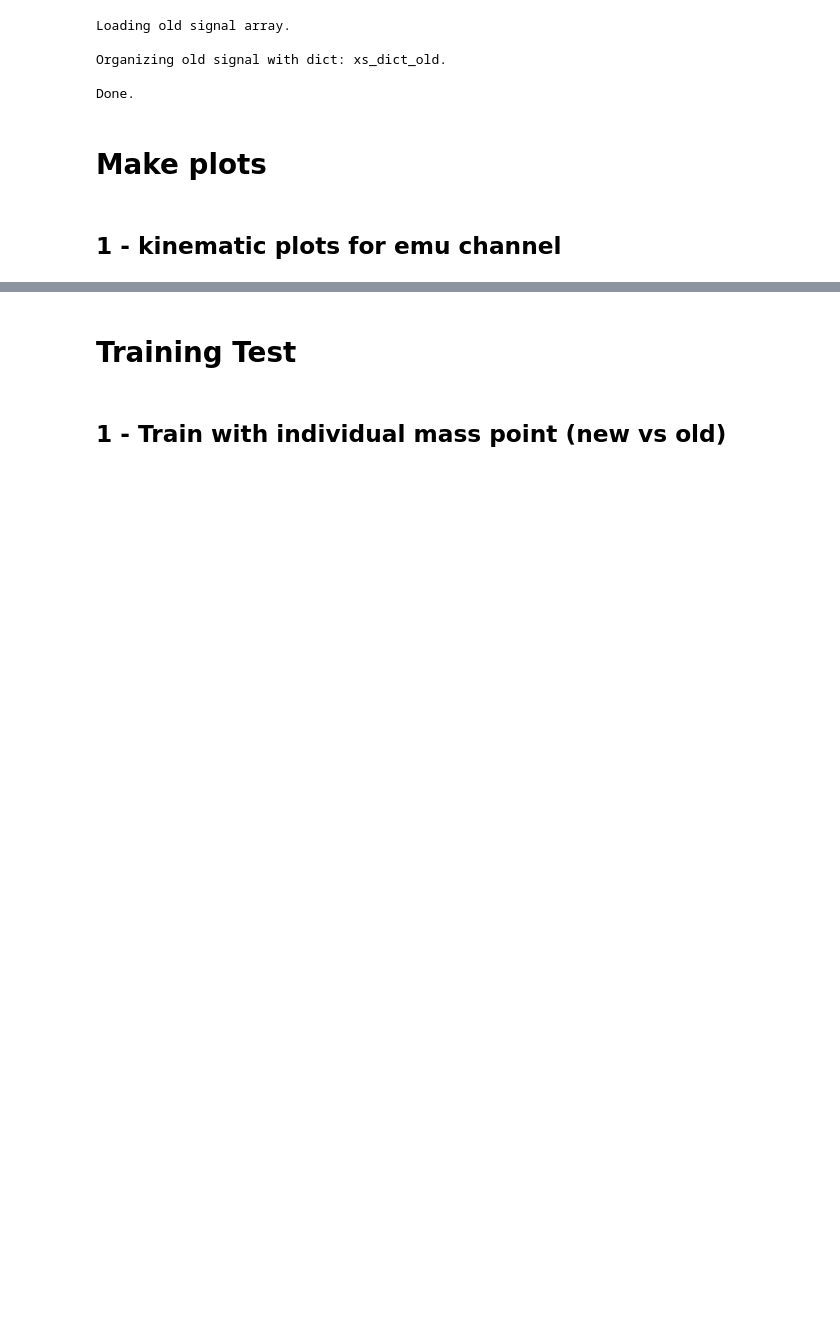
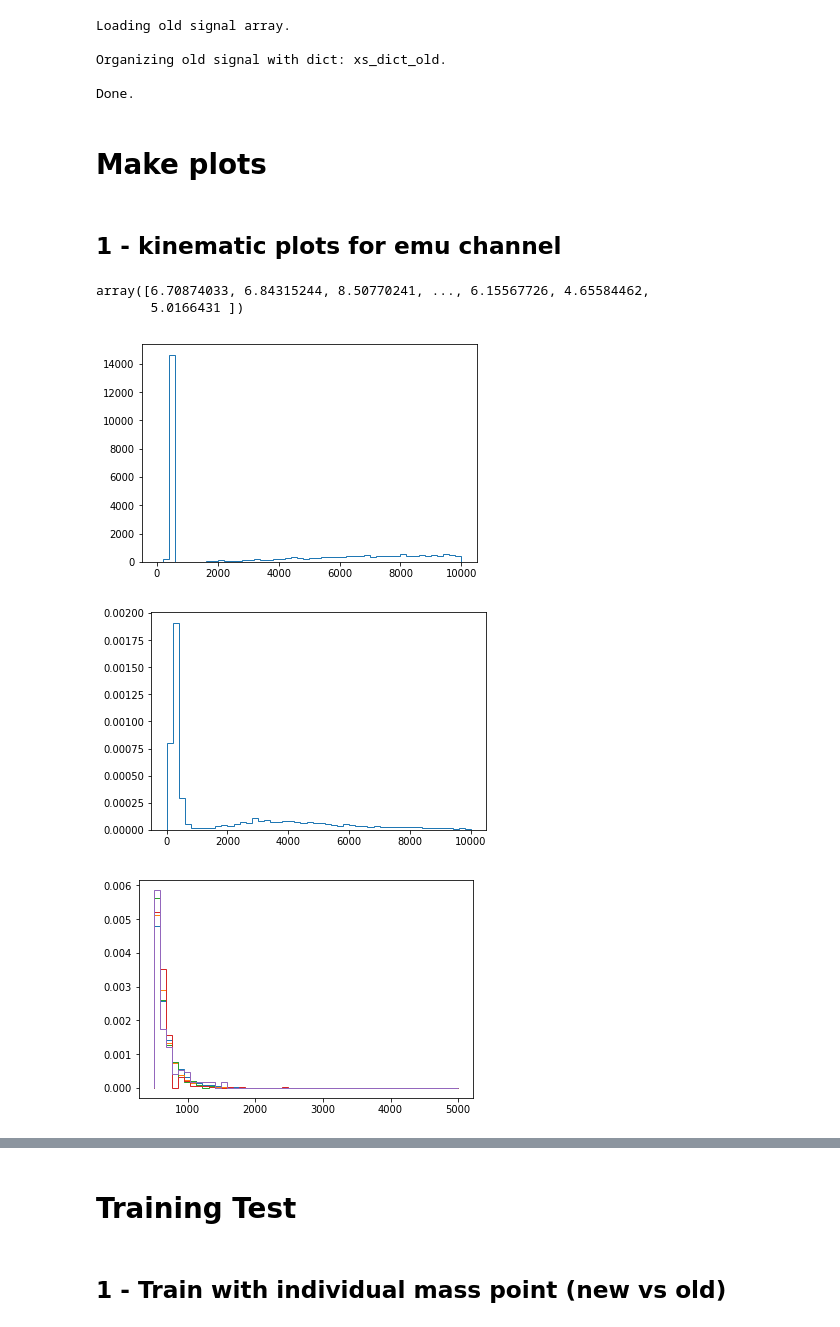
Before and after one commit to Hepynet/hepynet, a Jupyter notebook: run/train_with_new_ntuple.ipynb, the cells around one changed output, grey strips where cells are left out. Cells and saved outputs as stored; diff of their text form; code cells hidden in the pictures; blank space fills up the shorter version.

```diff
--- a/run/train_with_new_ntuple.ipynb
+++ b/run/train_with_new_ntuple.ipynb
@@ -141,6 +144,7 @@ print "Loading new signal array."
 print "\nOrganizing new signal with dict: xs_dict_new."
 data_path = "/mnt/e/data/new_ntuple/mc16a"
 xs = np.array([])
+xs_norm = np.array([])
 for i, mass in enumerate(mass_scan_map):
     # load signal
     xs_add = np.load(data_path + "/signal/rpv_emu_{}GeV.npy".format(mass))
@@ -149,14 +153,21 @@ for i, mass in enumerate(mass_scan_map):
     xs_temp = np.load(data_path + "/signal/rpv_mutau_{}GeV.npy".format(mass))
     xs_add = np.concatenate((xs_add, xs_temp))
     # add to dict xs_dict_new
-    print "adding {}GeV signal to xs_dict_new".format(mass)
+    print "adding {}GeV signal to xs_dict_new".format(mass), xs_add.shape
     xs_dict_new['{}GeV'.format(mass)] = xs_add
     # add to full signals
     if len(xs) == 0:
         xs = xs_add.copy()
+        xs_add_norm = modify_array(xs_add, weight_id = -1, norm = True)
+        xs_norm = xs_add_norm.copy()
     else:
         xs = np.concatenate((xs, xs_add))
+        xs_add_norm = modify_array(xs_add, weight_id = -1, norm = True)
+        xs_norm = np.concatenate((xs_norm, xs_add_norm))
+print "adding all signal to xs_dict_new"
 xs_dict_new['all'] = xs
+print "adding all_norm signal to xs_dict_new"
+xs_dict_new['all_norm'] = xs_norm
 
 print "\nDone."
 # %% [output]
@@ -238,3 +316,35 @@ Done.
 # Make plots
 # %% [markdown]
 ## 1 - kinematic plots for emu channel
+# %%
+xs_dict_new['500GeV'][:,-1]
+# %% [output]
+array([6.70874033, 6.84315244, 8.50770241, ..., 6.15567726, 4.65584462,
+       5.0166431 ])
+# %%
+sampel_key = 'all'
+#plt.hist(xs_dict_old[sampel_key][:,0], bins=50, weights=xs_dict_old[sampel_key][:,-1], histtype='step', label='signal', range=(0, 10000), density = False) # blue
+plt.hist(xs_dict_new[sampel_key][:,0], bins=50, weights=xs_dict_new[sampel_key][:,-1], histtype='step', label='signal', range=(0, 10000), density = False) # orange
+plt.show()
+
+# bkg
+sampel_key = 'all'
+#plt.hist(xb_dict_old[sampel_key][:,0], bins=50, weights=xb_dict_old[sampel_key][:,-1], histtype='step', label='signal', range=(0, 10000), density = True)
+plt.hist(xb_dict_new[sampel_key][:,0], bins=50, weights=xb_dict_new[sampel_key][:,-1], histtype='step', label='signal', range=(0, 10000), density = True)
+plt.show()
+
+sampel_key = 'di_boson'
+plt.hist(xb_dict_old[sampel_key][:,0], bins=50, weights=xb_dict_old[sampel_key][:,-1], histtype='step', label='signal', range=(500, 5000), density = True)
+sampel_key = 'drell_yan'
+plt.hist(xb_dict_old[sampel_key][:,0], bins=50, weights=xb_dict_old[sampel_key][:,-1], histtype='step', label='signal', range=(500, 5000), density = True)
+sampel_key = 'top_quark'
+plt.hist(xb_dict_old[sampel_key][:,0], bins=50, weights=xb_dict_old[sampel_key][:,-1], histtype='step', label='signal', range=(500, 5000), density = True)
+sampel_key = 'w_jets'
+plt.hist(xb_dict_old[sampel_key][:,0], bins=50, weights=xb_dict_old[sampel_key][:,-1], histtype='step', label='signal', range=(500, 5000), density = True)
+sampel_key = 'z_ll'
+plt.hist(xb_dict_old[sampel_key][:,0], bins=50, weights=xb_dict_old[sampel_key][:,-1], histtype='step', label='signal', range=(500, 5000), density = True)
+plt.show()
+# %% [output]
+[figure, added]
+[figure, added]
+[figure, added]
```
Also changed, not shown: parts of 72 cells of this notebook.
